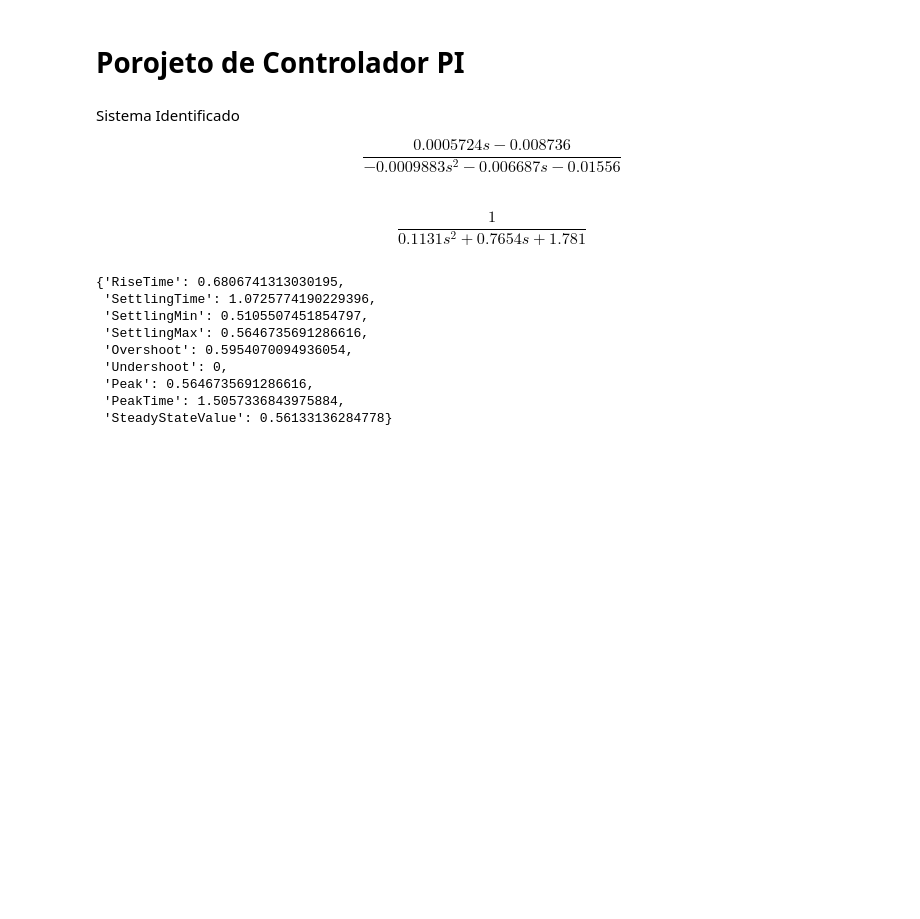
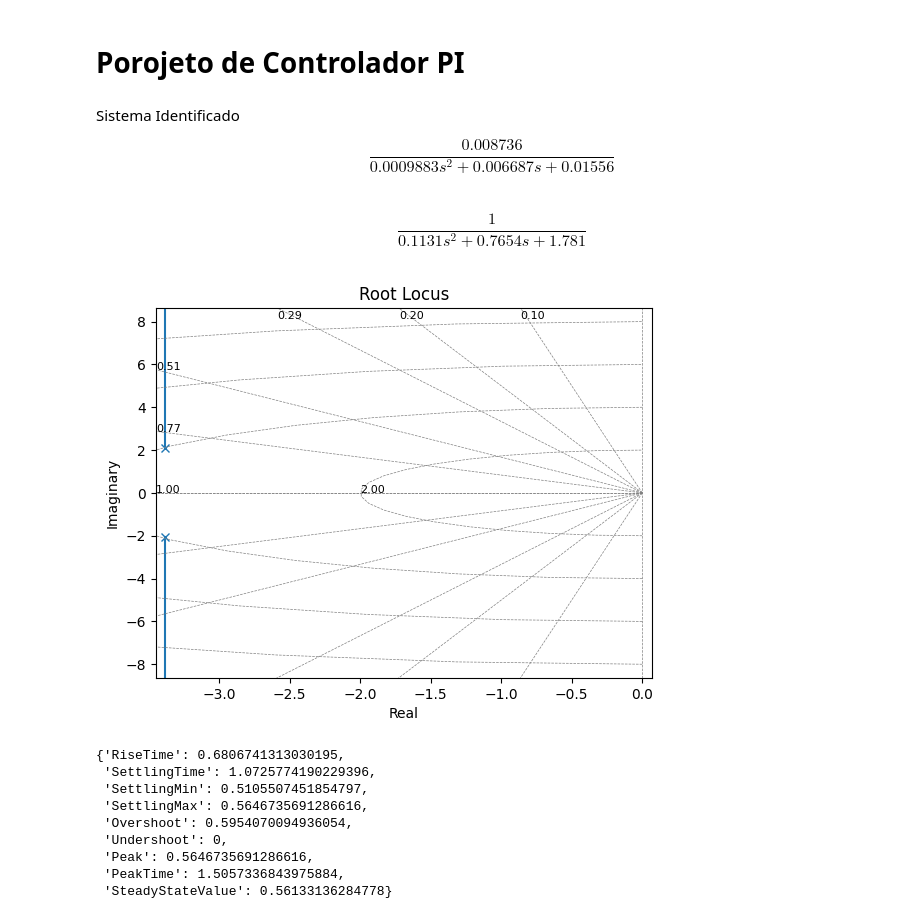
Before and after one commit to Oseiasdfarias/Projeto_Tcc_Oseias_Oficial, a Jupyter notebook: Identificacao_de_Sistemas/identificacao_aeropendulo/ident_up/projeto_controlePI.ipynb, the cells around one changed output. Cells and saved outputs as stored; diff of their text form; code cells hidden in the pictures; blank space fills up the shorter version.

```diff
--- a/Identificacao_de_Sistemas/identificacao_aeropendulo/ident_up/projeto_controlePI.ipynb
+++ b/Identificacao_de_Sistemas/identificacao_aeropendulo/ident_up/projeto_controlePI.ipynb
@@ -3,7 +3,7 @@
 # %% [markdown]
 Sistema Identificado
 
-$$\frac{0.0005724 s - 0.008736}{-0.0009883 s^2 - 0.006687 s - 0.01556}$$
+$$\frac{0.008736}{0.0009883 s^2 + 0.006687 s + 0.01556}$$
 # %%
 import numpy as np
 import control as ct
@@ -15,6 +15,10 @@ Gs = ct.tf(num_c, den_c)
 Gs
 # %% [output]
 $$\frac{1}{0.1131 s^2 + 0.7654 s + 1.781}$$
+# %%
+ct.rlocus(Gs);
+# %% [output]
+[figure, added]
 # %%
 ct.step_info(Gs)
 # %% [output]
```
Also changed, not shown: parts of 1 cell of this notebook, 10 other files.
